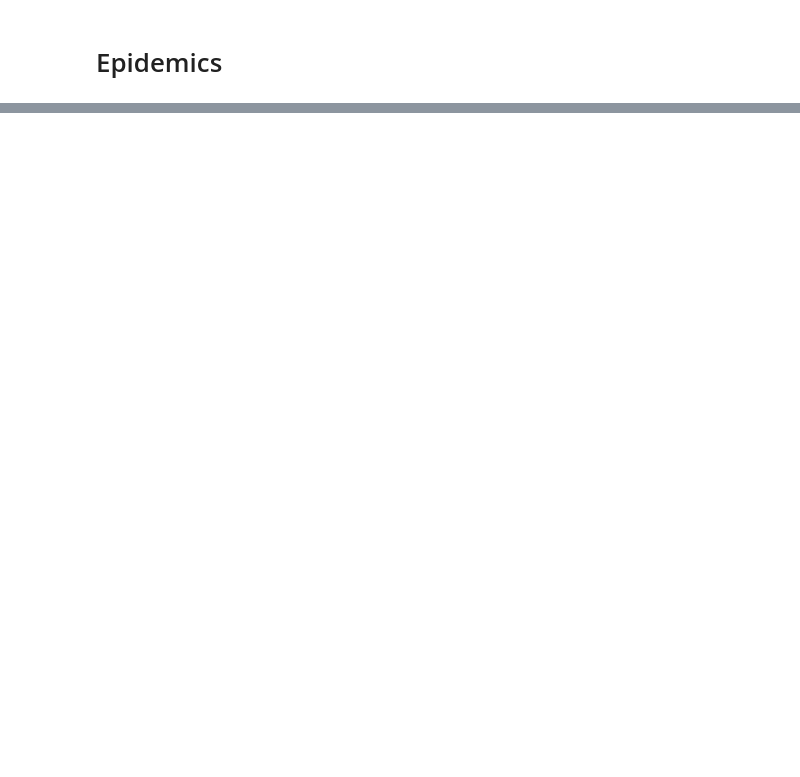
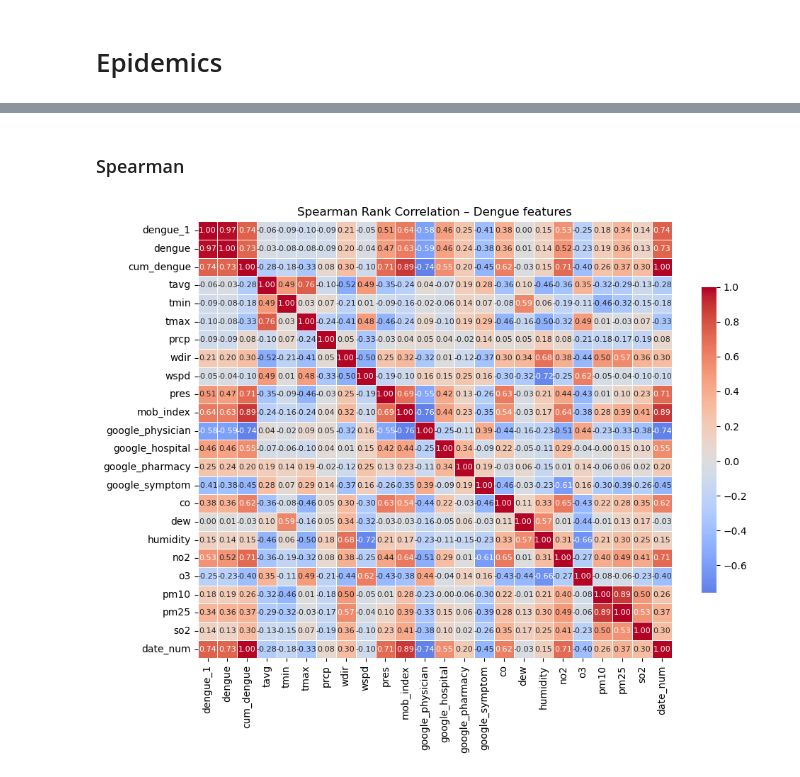
Before and after one commit to danielgvb/thesis, a Jupyter notebook: EDA/03_feature_selection.ipynb, the cells around one changed output, grey strips where cells are left out. Drawn from its saved outputs; the diff is of its cells as text; code cells hidden in the pictures; blank space fills up the shorter version.

```diff
--- a/EDA/03_feature_selection.ipynb
+++ b/EDA/03_feature_selection.ipynb
@@ -1026,0 +1180,21 @@ Selected features via PFA: ['StringencyIndex_Average', 'date_num', 'google_physi
+# %% [markdown]
+### Spearman
+# %%
+
+# 2) Pearson correlation
+corr_sp = df_train.corr(method="spearman")
+
+# 3) heatmap
+plt.figure(figsize=(10, 8))
+sns.heatmap(corr_sp,
+            annot=True, fmt=".2f",
+            cmap="coolwarm", center=0,
+            linewidths=.5,
+            cbar_kws={"shrink": .7},
+            annot_kws={"size": 8})   # ← control annotation font size
+
+plt.title("Spearman Rank Correlation – Dengue features")
+plt.tight_layout()
+plt.show()
+# %% [output]
+[figure, added]
```
Also changed, not shown: parts of 82 cells of this notebook, 13 other files.
